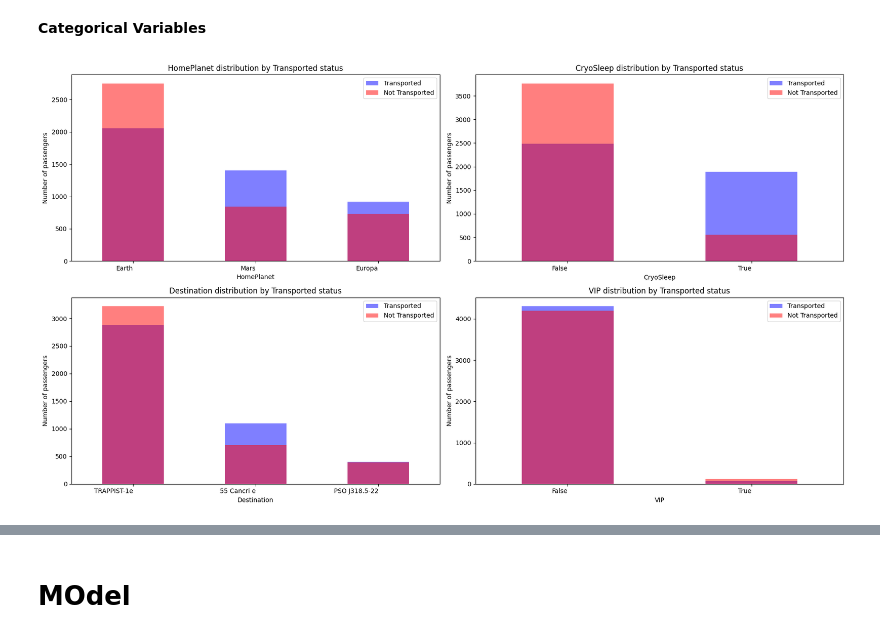
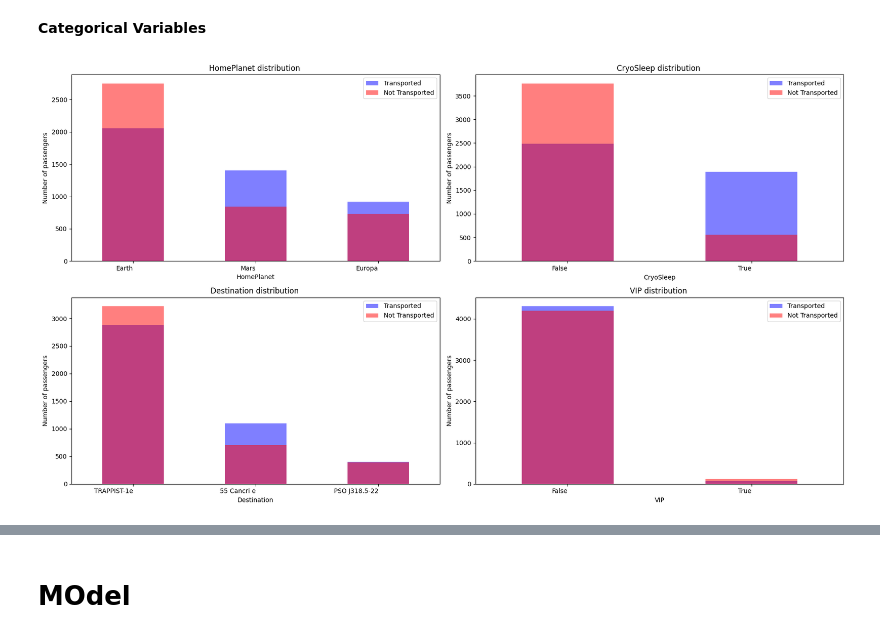
Before and after one commit to 7PAM2015-0105-2023-TEAM17/Kaggle-Challenge-Team-17, a Jupyter notebook: kaggle_Challenge_TEAM_17.ipynb, the cells around one changed output, grey strips where cells are left out. Drawn from its saved outputs; the diff is of its cells as text; code cells hidden in the pictures.

```diff
--- a/kaggle_Challenge_TEAM_17.ipynb
+++ b/kaggle_Challenge_TEAM_17.ipynb
@@ -260,32 +260,32 @@ fig, axes = plt.subplots(nrows=2, ncols=2, figsize=(18, 10))
 axes = axes.flatten()
 
 # Iterate over each column and plot
 for i, column in enumerate(['HomePlanet', 'CryoSleep', 'Destination', 'VIP']):
     # Plot bar plot for transported passengers
     transported_passengers[column].value_counts().plot.bar(ax=axes[i], alpha=0.5, color='blue', label='Transported')
 
     # Plot bar plot for not transported passengers
     not_transported_passengers[column].value_counts().plot.bar(ax=axes[i], alpha=0.5, color='red', label='Not Transported')
 
     # Set x-axis label
     axes[i].set_xlabel(column)
 
     # Set y-axis label
     axes[i].set_ylabel('Number of passengers')
 
     # Set title
-    axes[i].set_title(f'{column} distribution by Transported status')
+    axes[i].set_title(f'{column} distribution ')
 
     # Adjust x-axis tick labels position
     axes[i].set_xticklabels(axes[i].get_xticklabels(), rotation=360, ha='right')
 
     # Add legend
     axes[i].legend()
 
 # Adjust layout
 plt.tight_layout()
 
 # Show the plot
 plt.show()
 # %% [output]
-[figure, old version]
+[figure, new version]
```
Also changed, not shown: parts of 7 cells of this notebook.
